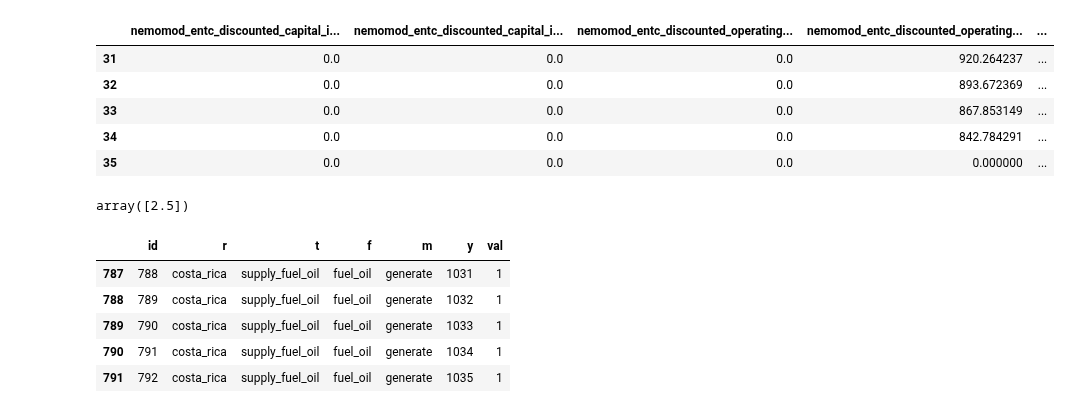
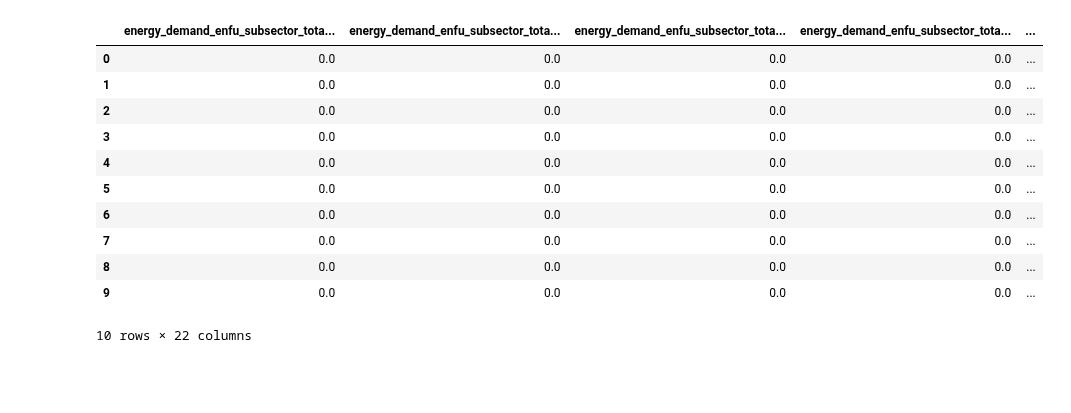
Before and after one commit to jarojasag/lac_decarbonization, a Jupyter notebook: python/build_electricity_and_nemomod_connection.ipynb, the cells around one changed output. Drawn from its saved outputs; the diff is of its cells as text; code cells hidden in the pictures; blank space fills up the shorter version.

```diff
--- a/python/build_electricity_and_nemomod_connection.ipynb
+++ b/python/build_electricity_and_nemomod_connection.ipynb
@@ -146,0 +39,30 @@ from julia import Clp
+# %%
+importlib.reload(ds)
+importlib.reload(mi)
+importlib.reload(me)
+importlib.reload(ma)
+
+warnings.filterwarnings("ignore")#ignore
+
+df_cs_integrated = pd.read_csv(os.path.join(sa.dir_ref, "fake_data", "fake_data_complete_red.csv"))
+
+model_afolu = ma.AFOLU(sa.model_attributes);
+model_circecon = mc.CircularEconomy(sa.model_attributes);
+model_ippu = mi.IPPU(sa.model_attributes);
+model_energy = me.NonElectricEnergy(sa.model_attributes);
+
+#
+df_project_afolu = model_afolu.project(df_cs_integrated)
+df_cs_integrated = sf.merge_output_df_list([df_cs_integrated, df_project_afolu], sa.model_attributes, "concatenate")
+
+# pass integrated df
+df_project_ce = model_circecon.project(df_cs_integrated)
+df_cs_integrated = sf.merge_output_df_list([df_cs_integrated, df_project_ce], sa.model_attributes, "concatenate")
+
+# pass integrated df
+df_project_ip = model_ippu.project(df_cs_integrated)
+df_cs_integrated = sf.merge_output_df_list([df_cs_integrated, df_project_ip], sa.model_attributes, "concatenate")
+go
+# pass integrated df
+df_project_en = model_energy.project(df_cs_integrated)
+df_cs_integrated = sf.merge_output_df_list([df_cs_integrated, df_project_en], sa.model_attributes, "concatenate")
@@ -170,0 +77,9 @@ t1 = time.time()
+# %%
+
+df_out = model_elec.retrieve_output_tables_from_sql(
+    engine,
+    df_cs_integrated
+)
+
+df_cs_integrated2 = sf.merge_output_df_list([df_cs_integrated, df_out], sa.model_attributes, "concatenate")
+model_energy.project(df_cs_integrated2, subsectors_project = "Fugitive Emissions")
@@ -171,26 +100,15 @@ t1 = time.time()
 # %%
-df_proj[[x for x in df_proj.columns if ("entc" in x) and (("oil" in x) or ("natural_gas" in x) or ("coal" in x))]].tail()
+df_out[[x for x in df_out.columns if "energy_demand" in x]]
 # %% [output]
-|  | nemomod_entc_discounted_capital_i... | nemomod_entc_discounted_capital_i... | nemomod_entc_discounted_operating... | nemomod_entc_discounted_operating... | ... |
-| 31 | 0.0 | 0.0 | 0.0 | 920.264237 | ... |
-| 32 | 0.0 | 0.0 | 0.0 | 893.672369 | ... |
-| 33 | 0.0 | 0.0 | 0.0 | 867.853149 | ... |
-| 34 | 0.0 | 0.0 | 0.0 | 842.784291 | ... |
-| 35 | 0.0 | 0.0 | 0.0 | 0.000000 | ... |
+|  | energy_demand_enfu_subsector_tota... | energy_demand_enfu_subsector_tota... | energy_demand_enfu_subsector_tota... | energy_demand_enfu_subsector_tota... | ... |
+| 0 | 0.0 | 0.0 | 0.0 | 0.0 | ... |
+| 1 | 0.0 | 0.0 | 0.0 | 0.0 | ... |
+| 2 | 0.0 | 0.0 | 0.0 | 0.0 | ... |
+| 3 | 0.0 | 0.0 | 0.0 | 0.0 | ... |
+| 4 | 0.0 | 0.0 | 0.0 | 0.0 | ... |
+| 5 | 0.0 | 0.0 | 0.0 | 0.0 | ... |
+| 6 | 0.0 | 0.0 | 0.0 | 0.0 | ... |
+| 7 | 0.0 | 0.0 | 0.0 | 0.0 | ... |
+| 8 | 0.0 | 0.0 | 0.0 | 0.0 | ... |
+| 9 | 0.0 | 0.0 | 0.0 | 0.0 | ... |
+10 rows × 22 columns
-# %%
-dict_to_sql["InputActivityRatio"][
-    dict_to_sql["InputActivityRatio"]["f"].isin(["fuel_oil"])
-]["val"].unique()
-# %% [output]
-array([2.5])
-# %%
-dict_to_sql["OutputActivityRatio"][
-    dict_to_sql["OutputActivityRatio"]["t"].isin(["supply_fuel_oil"])
-].tail()
-# %% [output]
-|  | id | r | t | f | m | y | val |
-| 787 | 788 | costa_rica | supply_fuel_oil | fuel_oil | generate | 1031 | 1 |
-| 788 | 789 | costa_rica | supply_fuel_oil | fuel_oil | generate | 1032 | 1 |
-| 789 | 790 | costa_rica | supply_fuel_oil | fuel_oil | generate | 1033 | 1 |
-| 790 | 791 | costa_rica | supply_fuel_oil | fuel_oil | generate | 1034 | 1 |
-| 791 | 792 | costa_rica | supply_fuel_oil | fuel_oil | generate | 1035 | 1 |
```
Also changed, not shown: parts of 38 cells of this notebook, 23 other files.
